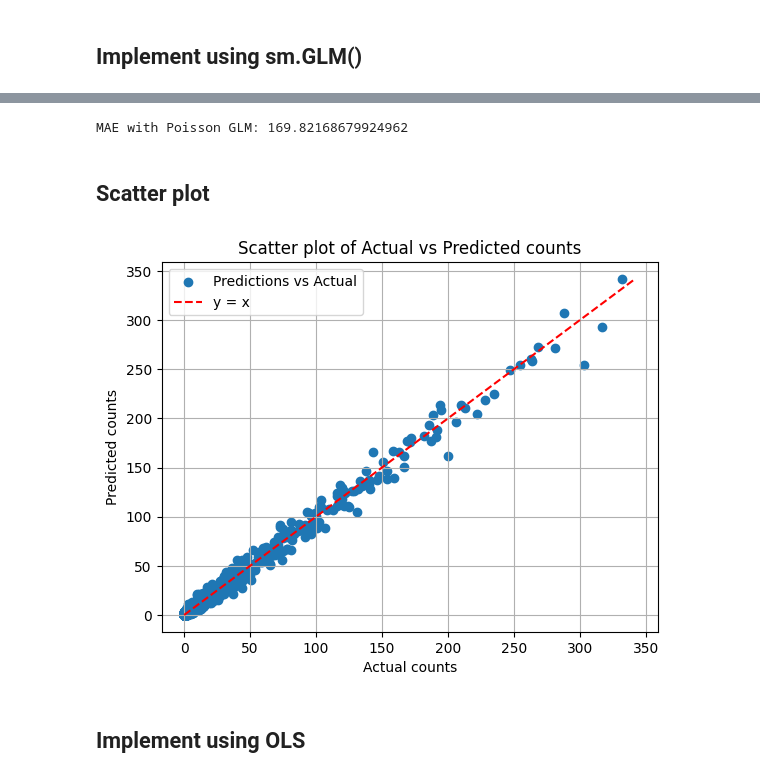
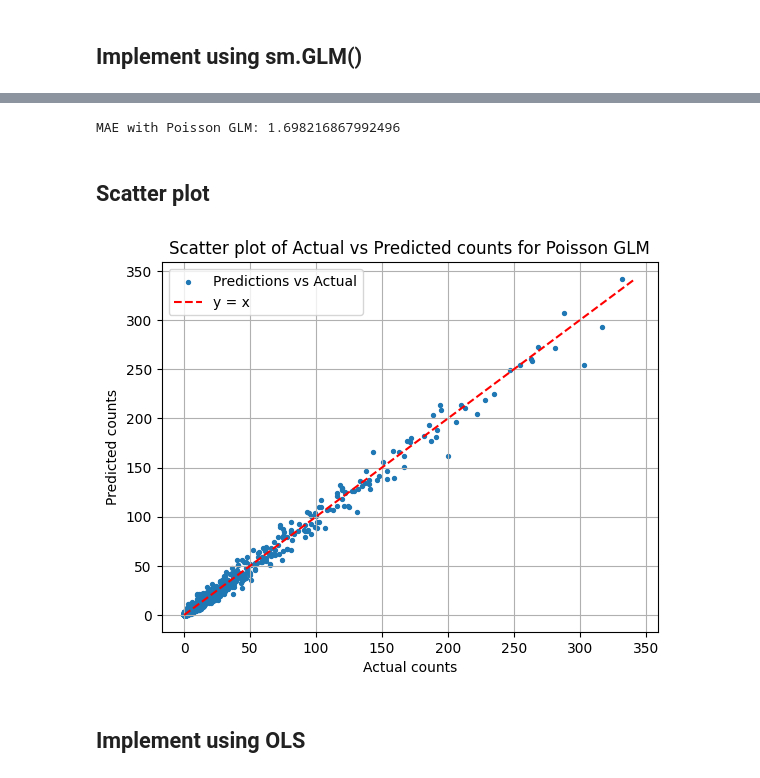
Before and after one commit to BenjaminLHR/MA4270-Proj, a Jupyter notebook: code_v2.ipynb, the cells around one changed output, grey strips where cells are left out. Saved outputs shown, nothing was run; the diff lists cells and outputs as text; code cells hidden in the pictures.

```diff
--- a/code_v2.ipynb
+++ b/code_v2.ipynb
@@ -29,3 +83,5 @@ breast_cancer_df_train, breast_cancer_df_test = train_test_split(breast_cancer_d
+# %%
+beta_from_sm_glm = np.array(list(result.params))
 # %% [markdown]
 ## Implement using iterative WLS
 # %%
@@ -265,7 +316,7 @@ poisson_df_train, poisson_df_test = train_test_split(poisson_df, test_size=0.2,
 # %%
 import numpy as np
 
-def poisson_glm(data, y_col, x_cols, max_iter=10, tol=0.001):
+def poisson_glm(data, y_col, x_cols, max_iter=10, tol=0.001, ground_truth_beta=None):
     n = len(data)
 
     data = data.copy()
@@ -282,8 +333,11 @@ def poisson_glm(data, y_col, x_cols, max_iter=10, tol=0.001):
     beta = np.zeros(X.shape[1])
     theta = np.log(mu)
     prev_beta = beta
+
+    l2_distances = [np.linalg.norm(beta - ground_truth_beta)]
+
     for _ in range(max_iter):
-        print(beta)
+        # print(f"Beta in iter {_ + 1}: {beta}")
         z = eta + (y - mu) * log_deriv(mu)
         w = 1 / (log_deriv(mu) ** 2 * np.exp(theta))
 
@@ -299,6 +353,18 @@ def poisson_glm(data, y_col, x_cols, max_iter=10, tol=0.001):
         if np.max(np.abs(beta - prev_beta)) < tol:
             break
         prev_beta = beta
+        l2_distance = np.linalg.norm(beta - ground_truth_beta)
+        l2_distances.append(l2_distance)
+
+    if ground_truth_beta is not None:
+        plt.figure(figsize=(10, 6))
+        plt.plot(l2_distances, marker='o')
+        plt.xlabel('Iteration')
+        plt.ylabel('L2 Distance of Estimated Beta to True Beta')
+        plt.title('Convergence of Estimated Beta to True Beta')
+        plt.xticks(np.arange(0, len(l2_distances), step=5))
+        plt.grid(True)
+        plt.show()
 
     return beta
 
@@ -313,7 +379,7 @@ y_col = (poisson_df_train.columns[0])
 x_cols = list(poisson_df_train.columns[1:])
 x_cols = [f'feat{i}' for i in range(1, 1 + n_features)]
 print(x_cols)
-params = poisson_glm(poisson_df_train, y_col, x_cols, max_iter=1000, tol=0.01)
+params = poisson_glm(poisson_df_train, y_col, x_cols, max_iter=50, tol=0.001, ground_truth_beta=np.array([2,4]))
 print(params)
 poisson_df_train['predicted_counts'] = predict(poisson_df_train, params, x_cols)
 # %% [output]
@@ -362,28 +420,28 @@ feat2          3.9988      0.006    654.797      0.000       3.987       4.011
 # %%
 X_test, y_test = poisson_df_test[x_cols], poisson_df_test[y_col]
 predictions = result.predict(X_test)
-mae = np.mean(np.abs((y_test - predictions) )) * 100
+mae = np.mean(np.abs((y_test - predictions) ))
 print(f"MAE with Poisson GLM: {mae}")
 # %% [output]
-MAE with Poisson GLM: 169.82168679924962
+MAE with Poisson GLM: 1.698216867992496
 # %% [markdown]
 ## Scatter plot
 # %%
 import matplotlib.pyplot as plt
-plt.scatter(poisson_df_test['target'], predictions, label='Predictions vs Actual')
+plt.scatter(poisson_df_test['target'], predictions, label='Predictions vs Actual', s=8)
 
 max_val = max(poisson_df_test['target'].max(), predictions.max())
 min_val = min(poisson_df_test['target'].min(), predictions.min())
 plt.plot([min_val, max_val], [min_val, max_val], 'r--', label='y = x')
 
 plt.xlabel('Actual counts')
 plt.ylabel('Predicted counts')
-plt.title('Scatter plot of Actual vs Predicted counts')
+plt.title('Scatter plot of Actual vs Predicted counts for Poisson GLM')
 plt.legend()
 plt.grid(True)
 plt.show()
 # %% [output]
-[figure, old version]
+[figure, new version]
 # %% [markdown]
 ## Implement using OLS
 # %%
```
Also changed, not shown: parts of 13 cells of this notebook.
